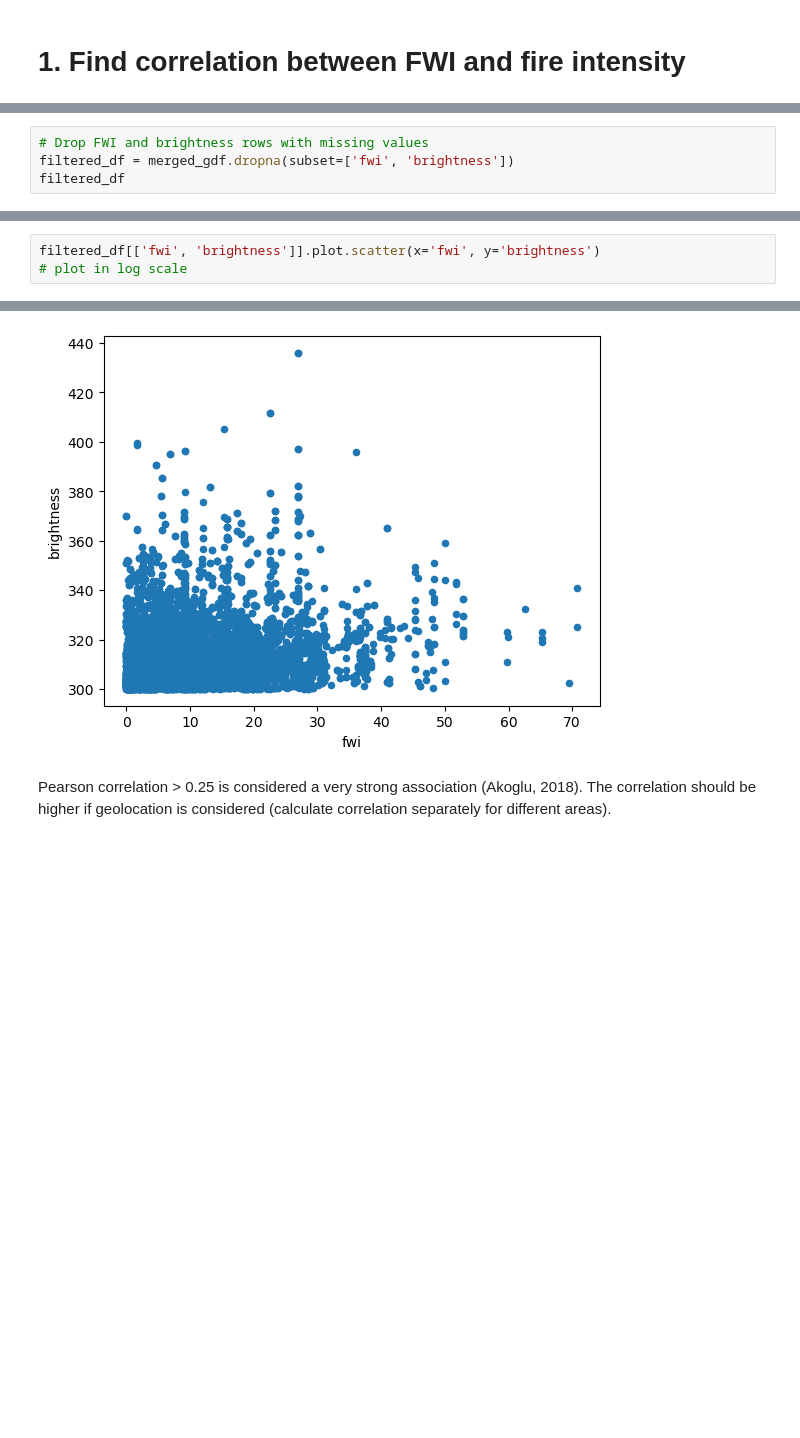
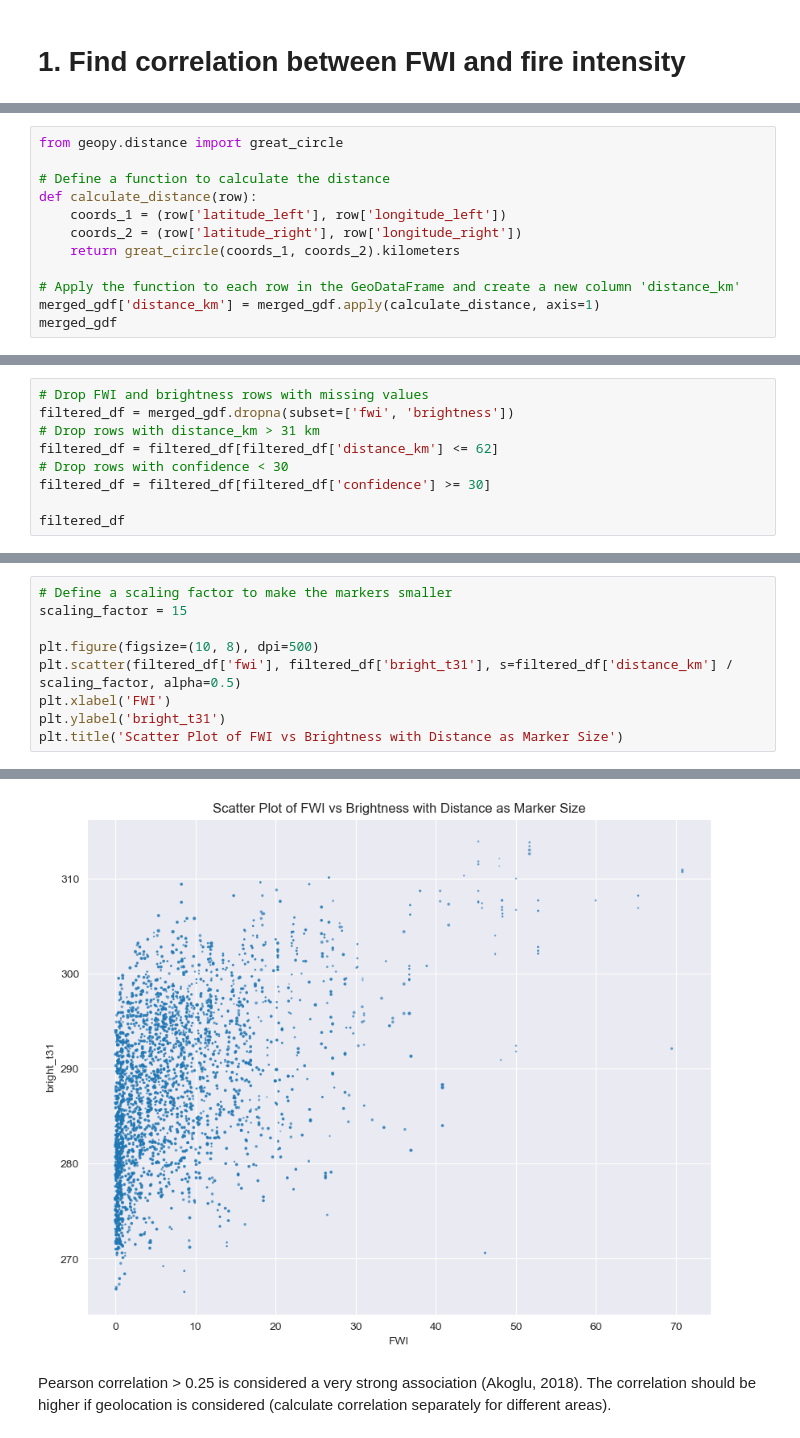
Before and after one commit to zhongyunshun/climada_petals, a Jupyter notebook: doc/my_scripts/step2_fwi_fire_intensity_relationship.ipynb, the cells around one changed output, grey strips where cells are left out. Cells and saved outputs as stored; diff of their text form; blank space fills up the shorter version.

Commit message:
FWI bright_t31 relationship

```diff
--- a/doc/my_scripts/step2_fwi_fire_intensity_relationship.ipynb
+++ b/doc/my_scripts/step2_fwi_fire_intensity_relationship.ipynb
@@ -32,0 +36,12 @@ print(merged_gdf.shape)
+# %%
+from geopy.distance import great_circle
+
+# Define a function to calculate the distance
+def calculate_distance(row):
+    coords_1 = (row['latitude_left'], row['longitude_left'])
+    coords_2 = (row['latitude_right'], row['longitude_right'])
+    return great_circle(coords_1, coords_2).kilometers
+
+# Apply the function to each row in the GeoDataFrame and create a new column 'distance_km'
+merged_gdf['distance_km'] = merged_gdf.apply(calculate_distance, axis=1)
+merged_gdf
@@ -33,6 +88,11 @@ print(merged_gdf.shape)
 # %%
 # Drop FWI and brightness rows with missing values
 filtered_df = merged_gdf.dropna(subset=['fwi', 'brightness'])
+# Drop rows with distance_km > 31 km
+filtered_df = filtered_df[filtered_df['distance_km'] <= 62]
+# Drop rows with confidence < 30
+filtered_df = filtered_df[filtered_df['confidence'] >= 30]
+
 filtered_df
 # %% [output]
 |  | latitude_left | longitude_left | brightness | satellite | instrument | confidence | bright_t31 | frp | ... |
@@ -68,4 +172,10 @@ filtered_df[['fwi', 'brightness']].corr(method=histogram_intersection)
 # %%
-filtered_df[['fwi', 'brightness']].plot.scatter(x='fwi', y='brightness')
-# plot in log scale
+# Define a scaling factor to make the markers smaller
+scaling_factor = 15
+
+plt.figure(figsize=(10, 8), dpi=500)
+plt.scatter(filtered_df['fwi'], filtered_df['bright_t31'], s=filtered_df['distance_km'] / scaling_factor, alpha=0.5)
+plt.xlabel('FWI')
+plt.ylabel('bright_t31')
+plt.title('Scatter Plot of FWI vs Brightness with Distance as Marker Size')
 # %% [output]
@@ -73,4 +183,4 @@ filtered_df[['fwi', 'brightness']].plot.scatter(x='fwi', y='brightness')
-[figure, old version]
+[figure, new version]
 # %% [markdown]
 Pearson correlation > 0.25 is considered a very strong association (Akoglu, 2018). The correlation should be higher if geolocation is considered (calculate correlation separately for different areas).
 # %% [markdown]
```
Also changed, not shown: parts of 24 cells of this notebook, 5 other files.
